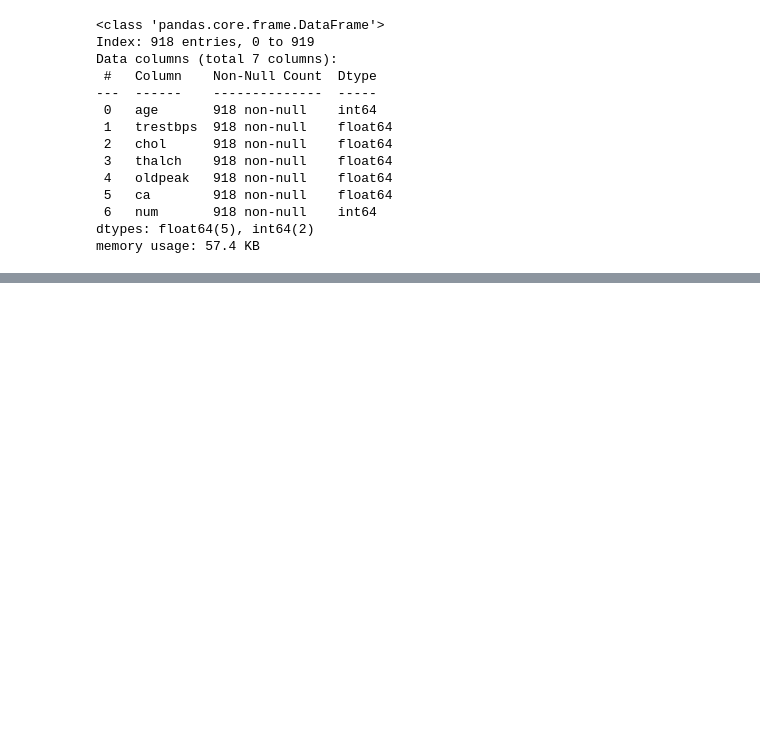
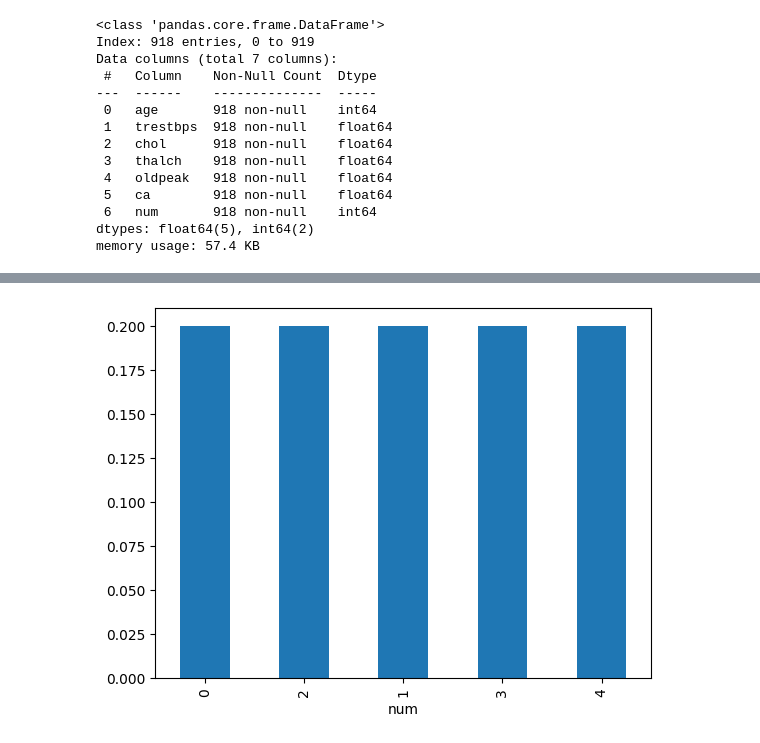
Before and after one commit to JiyaG143/pfsinterns, a Jupyter notebook: deepnote/Email_Spam_Detection_Project/Heart Disease Prediction.ipynb, the cells around one changed output, grey strips where cells are left out. Cells and saved outputs as stored; diff of their text form; code cells hidden in the pictures; blank space fills up the shorter version.

```diff
--- a/deepnote/Email_Spam_Detection_Project/Heart Disease Prediction.ipynb
+++ b/deepnote/Email_Spam_Detection_Project/Heart Disease Prediction.ipynb
@@ -429,0 +428,4 @@ memory usage: 57.4 KB
+# %%
+#seperate array into input (x) and output (y) components
+x = fhs_cont
+x.shape
@@ -429,0 +434,3 @@ memory usage: 57.4 KB
+# %%
+y = df['num']
+y.shape
@@ -429,0 +441,9 @@ memory usage: 57.4 KB
+# %%
+# Install the imbalanced-learn package which contains SMOTE
+!pip install imbalanced-learn
+
+# Re-import SMOTE and perform the resampling
+from imblearn.over_sampling import SMOTE
+os = SMOTE(random_state=0)
+x_os, y_os = os.fit_resample(x, y)
+x_os.shape, y_os.shape
@@ -430,3 +461,8 @@ memory usage: 57.4 KB
+# %%
+y_os.value_counts(normalize=True).plot(kind='bar')
+plt.show()
+# %% [output]
+[figure, added]
 # %% [markdown]
 <a style='text-decoration:none;line-height:16px;display:flex;color:#5B5B62;padding:10px;justify-content:end;' href='https://deepnote.com?utm_source=created-in-deepnote-cell&projectId=0e222dd4-00a3-4786-aa8b-a269f7a7f431' target="_blank">
 <img alt='Created in deepnote.com' style='display:inline;max-height:16px;margin:0px;margin-right:7.5px;' src='embedded-picture-1' > </img>
```
Also changed, not shown: parts of 7 cells of this notebook.
